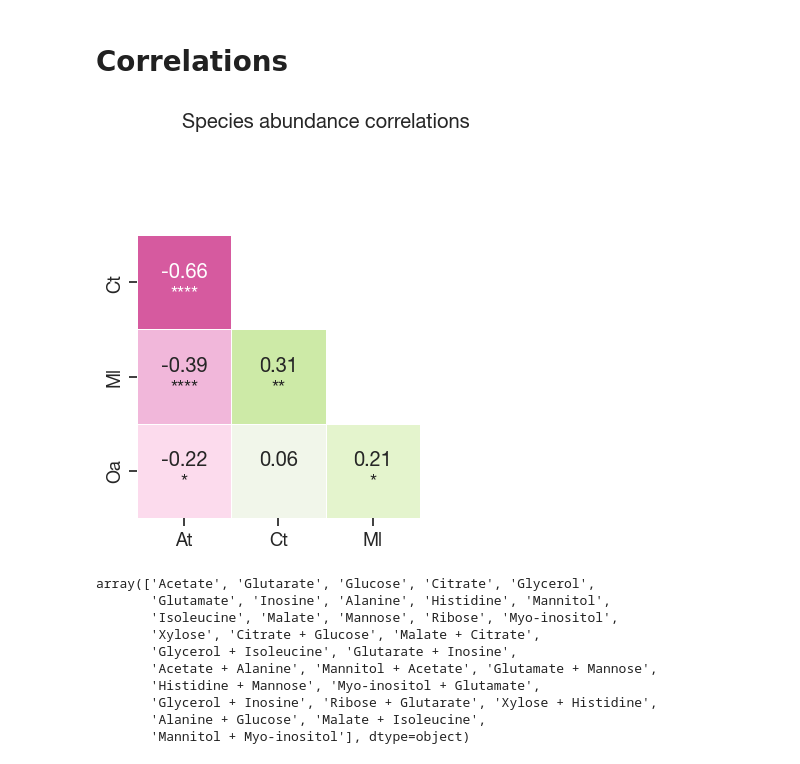
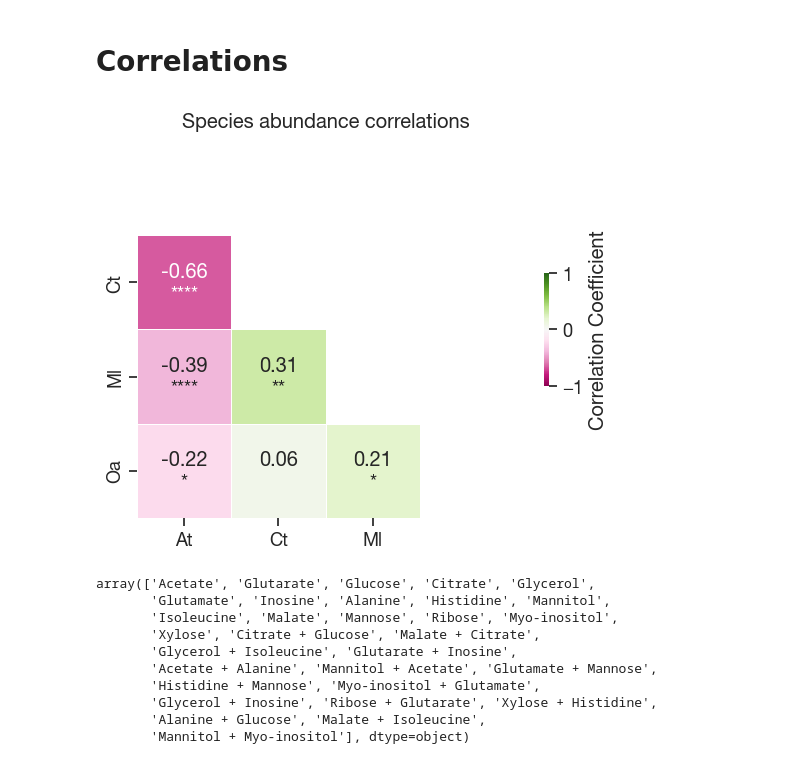
Before and after one commit to sulheim/coexistence, a Jupyter notebook: notebooks/2_assembly_1/2B_analyse_assembly_2.ipynb, the cells around one changed output. Drawn from its saved outputs; the diff is of its cells as text; code cells hidden in the pictures.

Commit message:
Update plots

```diff
--- a/notebooks/2_assembly_1/2B_analyse_assembly_2.ipynb
+++ b/notebooks/2_assembly_1/2B_analyse_assembly_2.ipynb
@@ -983,36 +1044,37 @@ for s1 in species_list:
         # corr_dict[(s1,s2)] = r
         p_matrix.loc[s1,s2] = p
 
 # Create significance annotation matrix
 sig_matrix = p_matrix.map(lambda p: '****' if p < 0.0001 else '***' if p < 0.001 else '**' if p < 0.01 else '*' if p < 0.05 else '')
 
 # Create custom annotations combining correlation values and significance
 annot_matrix = corr_matrix.round(2).astype(str) + '\n' + sig_matrix
 
 
-ax = sns.heatmap(corr_matrix, mask=mask, cmap='PiYG', vmin = -1, vmax = 1, cbar = False, square=True,
+ax = sns.heatmap(corr_matrix, mask=mask, cmap='PiYG', vmin = -1, vmax = 1, cbar = True, square=True,
             annot = annot_matrix.where(~mask,''),
             fmt = 's',
             # fmt = '.2f',
             linewidths=0.5, linecolor='white',
             # ax=ax,
-            # cbar_ax=cbar_ax, cbar_kws={'shrink':0.3, 'label': 'Correlation Coefficient', 'orientation': 'vertical'}
+            # cbar_ax=cbar_ax,
+            cbar_kws={'shrink':0.3, 'label': 'Correlation Coefficient', 'orientation': 'vertical'}
             )
 plt.xlabel('')
 plt.ylabel('')
 ax.set_xticks(ax.get_xticks()[:-1])  # Exclude the last tick
 ax.set_yticks(ax.get_yticks()[1:])
 
 
 
 
 # ax.set_xticklabels(ax.get_xticklabels())  # Exclude the last tick label
 plt.title('Species abundance correlations', pad = 10)
 plt.tight_layout()
 plt.savefig(figure_folder / 'species_abundance_correlations.pdf', bbox_inches='tight')
 plt.show()
 # %% [output]
-[figure, old version]
+[figure, new version]
 # %%
 df_mean78w['Carbon source'].unique()
 # %% [output]
```
Also changed, not shown: parts of 13 cells of this notebook, 6 other files.
